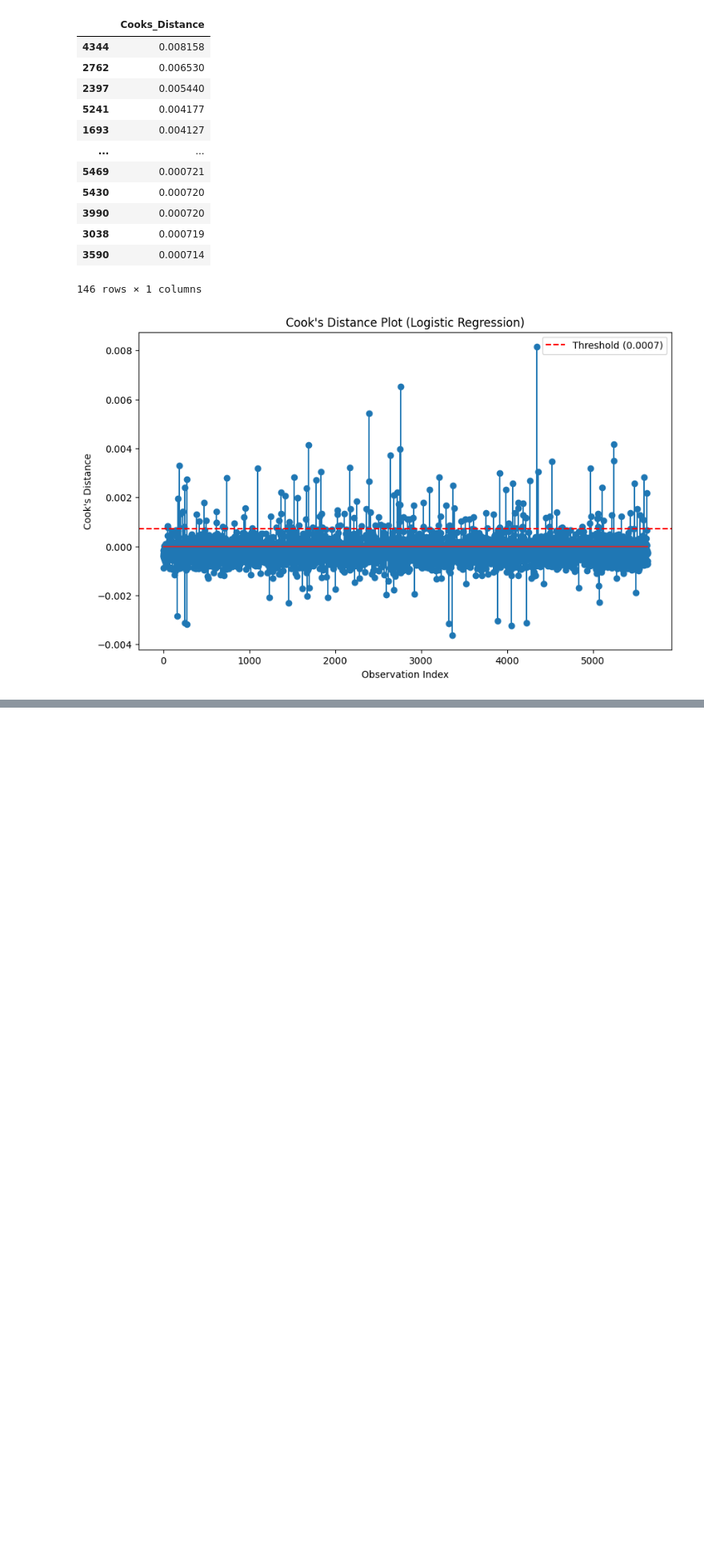
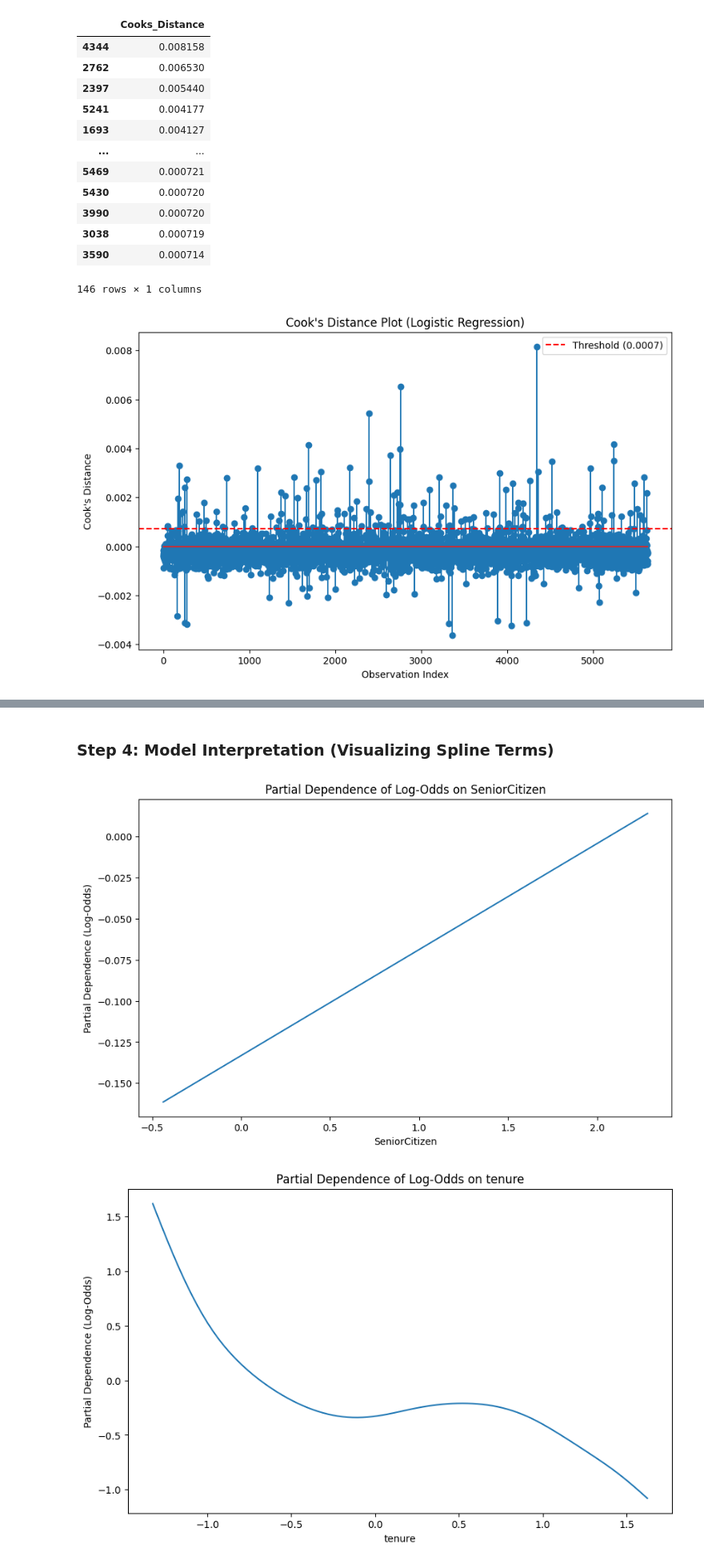
Before and after one commit to TiffanyDegbotse/XAI_assignment2, a Jupyter notebook: template.ipynb, the cells around one changed output, grey strips where cells are left out. Shown at 80% size. Cells and saved outputs as stored; diff of their text form; code cells hidden in the pictures; blank space fills up the shorter version.

```diff
--- a/template.ipynb
+++ b/template.ipynb
@@ -458,11 +458,11 @@ for col in numerical_predictors:
     # This is a more rigorous way to check for linearity in logistic regression
 
     # Fit a simple logistic regression model with the current numerical predictor
-    model = sm.Logit(train_data['Churn_numeric'], sm.add_constant(train_data[col])).fit() # Use train_data['Churn_numeric']
+    logistic_model = sm.Logit(train_data['Churn_numeric'], sm.add_constant(train_data[col])).fit() # Use train_data['Churn_numeric']
 
     # Print the summary to look at the p-values of the predictor and potential higher-order terms if you were to add them
     print(f"Summary for Logistic Regression with {col}:")
-    print(model.summary())
+    print(logistic_model.summary())
 
     # For a more visual check, you could plot the predictor against the log-odds
     # However, calculating empirical log-odds for a scatter plot with many data points per x value is complex.
@@ -657,0 +727,20 @@ Influential Outliers (Cook's Distance):
+# %% [markdown]
+### Step 4: Model Interpretation (Visualizing Spline Terms)
+# %%
+# Identify numerical columns (those modeled with splines)
+numerical_col_names = X_train_encoded.select_dtypes(include=np.number).columns.tolist()
+
+# Plot the partial dependence of the log-odds on each numerical feature
+for i, col in enumerate(numerical_col_names):
+    plt.figure(figsize=(10, 6))
+    # The .partial_dependence method returns the partial dependence and the grid points
+    # We plot the log-odds (which is the output of the GAM before the logistic link function)
+    XX = gam.generate_X_grid(term=i)
+    plt.plot(XX[:, i], gam.partial_dependence(term=i, X=XX))
+    plt.title(f'Partial Dependence of Log-Odds on {col}')
+    plt.xlabel(col)
+    plt.ylabel('Partial Dependence (Log-Odds)')
+    plt.show()
+# %% [output]
+[figure, added]
+[figure, added]
```
Also changed, not shown: parts of 21 cells of this notebook.
